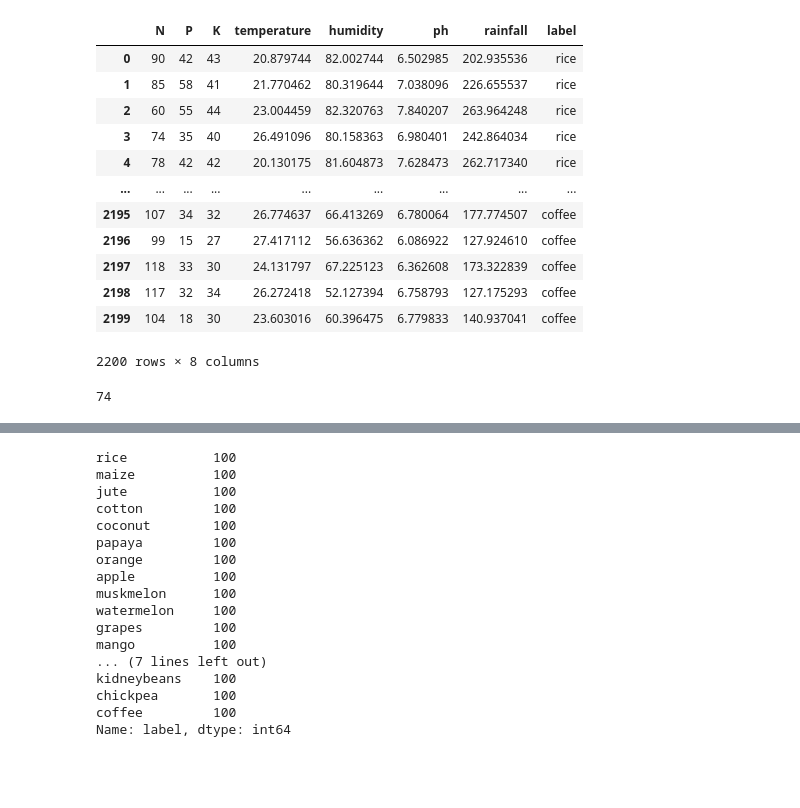
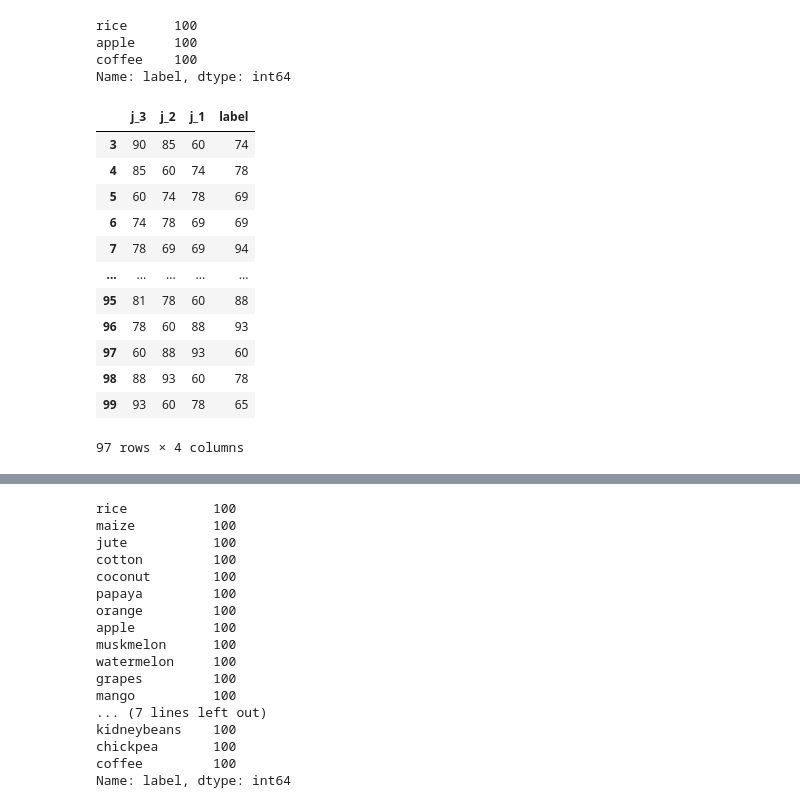
Before and after one commit to PierreAntoineClouzeau01/iot_project, a Jupyter notebook: data-loader.ipynb, the cells around one changed output, grey strips where cells are left out. Drawn from its saved outputs; the diff is of its cells as text; code cells hidden in the pictures; blank space fills up the shorter version.

```diff
--- a/data-loader.ipynb
+++ b/data-loader.ipynb
@@ -6,26 +6,14 @@ from sklearn.linear_model import LinearRegression
 from sklearn.model_selection import train_test_split
 from sklearn.metrics import r2_score
 # %%
-df = pd.read_csv("./Crop_recommendation.csv")
-df
+df = pd.read_csv("./iot_data.csv")
+df_for_pred = df[df.label == 'rice']
-# %% [output]
-|  | N | P | K | temperature | humidity | ph | rainfall | label |
-| 0 | 90 | 42 | 43 | 20.879744 | 82.002744 | 6.502985 | 202.935536 | rice |
-| 1 | 85 | 58 | 41 | 21.770462 | 80.319644 | 7.038096 | 226.655537 | rice |
-| 2 | 60 | 55 | 44 | 23.004459 | 82.320763 | 7.840207 | 263.964248 | rice |
-| 3 | 74 | 35 | 40 | 26.491096 | 80.158363 | 6.980401 | 242.864034 | rice |
-| 4 | 78 | 42 | 42 | 20.130175 | 81.604873 | 7.628473 | 262.717340 | rice |
-| ... | ... | ... | ... | ... | ... | ... | ... | ... |
-| 2195 | 107 | 34 | 32 | 26.774637 | 66.413269 | 6.780064 | 177.774507 | coffee |
-| 2196 | 99 | 15 | 27 | 27.417112 | 56.636362 | 6.086922 | 127.924610 | coffee |
-| 2197 | 118 | 33 | 30 | 24.131797 | 67.225123 | 6.362608 | 173.322839 | coffee |
-| 2198 | 117 | 32 | 34 | 26.272418 | 52.127394 | 6.758793 | 127.175293 | coffee |
-| 2199 | 104 | 18 | 30 | 23.603016 | 60.396475 | 6.779833 | 140.937041 | coffee |
-2200 rows × 8 columns
-# %%
-df.N[1: 3]
-df.N[3]
-# %% [output]
-74
+# %%
+df.label.value_counts()
+# %% [output]
+rice      100
+apple     100
+coffee    100
+Name: label, dtype: int64
 # %%
 X_for_pred = pd.DataFrame(columns = ['j_3', 'j_2', 'j_1', 'label'])
@@ -39,3 +27,19 @@ for i, k in enumerate(range(len(df))):
         X_for_pred.loc[i, 'label'] = 0
 # %%
 X_for_pred = X_for_pred.dropna()
+# %%
+X_for_pred
+# %% [output]
+|  | j_3 | j_2 | j_1 | label |
+| 3 | 90 | 85 | 60 | 74 |
+| 4 | 85 | 60 | 74 | 78 |
+| 5 | 60 | 74 | 78 | 69 |
+| 6 | 74 | 78 | 69 | 69 |
+| 7 | 78 | 69 | 69 | 94 |
+| ... | ... | ... | ... | ... |
+| 95 | 81 | 78 | 60 | 88 |
+| 96 | 78 | 60 | 88 | 93 |
+| 97 | 60 | 88 | 93 | 60 |
+| 98 | 88 | 93 | 60 | 78 |
+| 99 | 93 | 60 | 78 | 65 |
+97 rows × 4 columns
```
Also changed, not shown: parts of 9 cells of this notebook.
